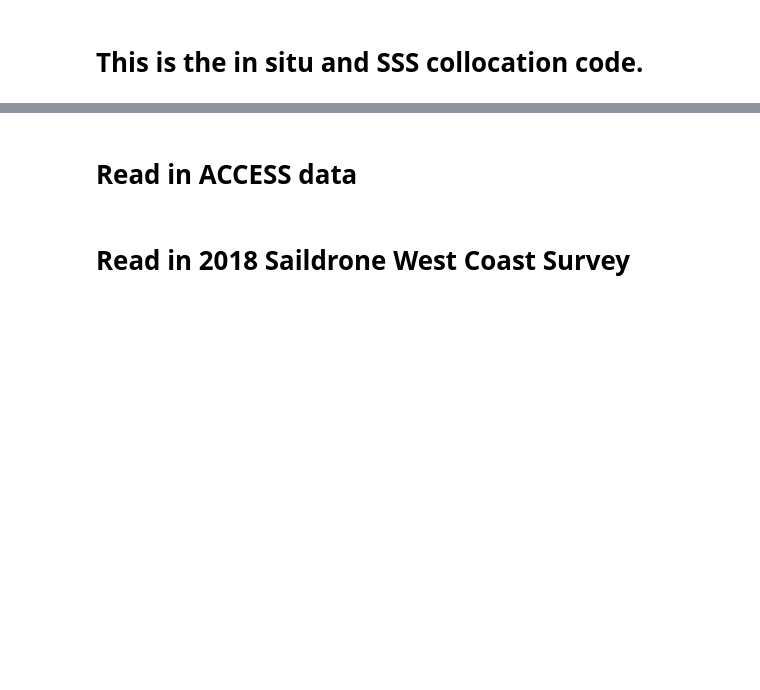
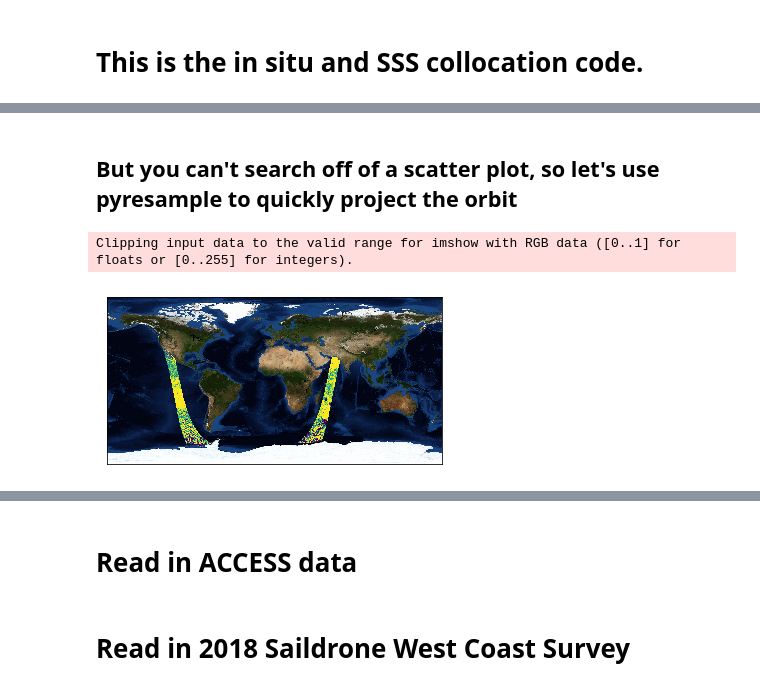
Before and after one commit to cgentemann/salinity, a Jupyter notebook: Collocate_insitu_with_SSS.ipynb, the cells around one changed output, grey strips where cells are left out. Drawn from its saved outputs; the diff is of its cells as text; code cells hidden in the pictures; blank space fills up the shorter version.

```diff
--- a/Collocate_insitu_with_SSS.ipynb
+++ b/Collocate_insitu_with_SSS.ipynb
@@ -44,0 +86,25 @@ def read_usv():
+# %% [markdown]
+## But you can't search off of a scatter plot, so let's use pyresample to quickly project the orbit
+# %%
+area_def = load_area('areas.cfg', 'pc_world')
+rlon=np.arange(-180,180,.1)
+rlat=np.arange(90,-90,-.1)
+file = 'F:/data/sat_data/smap/SSS/L2/RSS/V3/40km/2018/115/RSS_SMAP_SSS_L2C_40km_r17250_20180425T004136_2018115_FNL_V03.0.nc'
+#file = 'F:/data/sat_data/smap/SSS/L2/JPL/V4.2/2018/020/SMAP_L2B_SSS_15866_20180120T093138_R16010_V4.2.h5'
+ds = xr.open_dataset(file)
+ds.close()
+ds = ds.isel(look=0)
+x = (np.mod(ds.cellon+180,360)-180).data
+y = ds.cellat.data
+z = ds.sss_smap.data
+lons,lats,data = x,y,z
+swath_def = SwathDefinition(lons, lats)
+result = resample_nearest(swath_def, data, area_def, radius_of_influence=20000, fill_value=None)
+save_quicklook('C:/Users/gentemann/Google Drive/f_drive/docs/projects/SSS/figures/sss.png', area_def, result, num_meridians=0, num_parallels=0, label='Salinity (psu)')
+#now plot on basemap
+bmap = area_def2basemap(area_def)
+bmng = bmap.bluemarble()
+col = bmap.imshow(result, origin='upper',vmin=32,vmax=35)
+# %% [output]
+Clipping input data to the valid range for imshow with RGB data ([0..1] for floats or [0..255] for integers).
+[figure, added]
```
Also changed, not shown: parts of 76 cells of this notebook, 2 other files.
